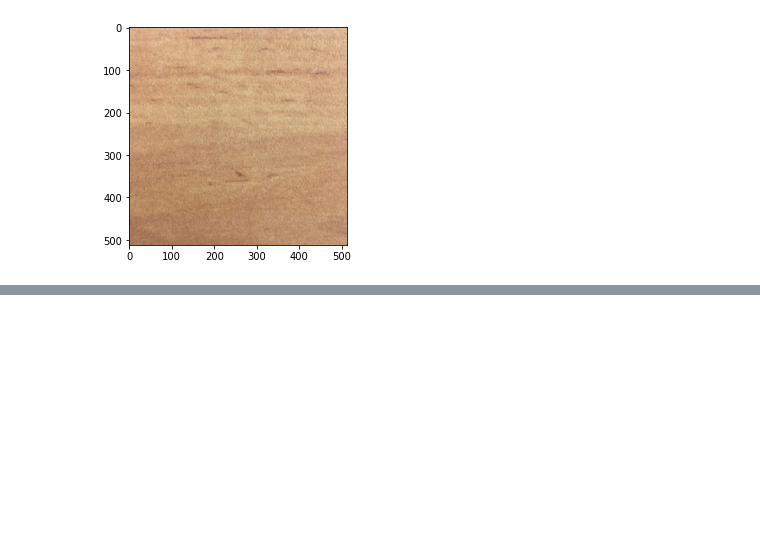
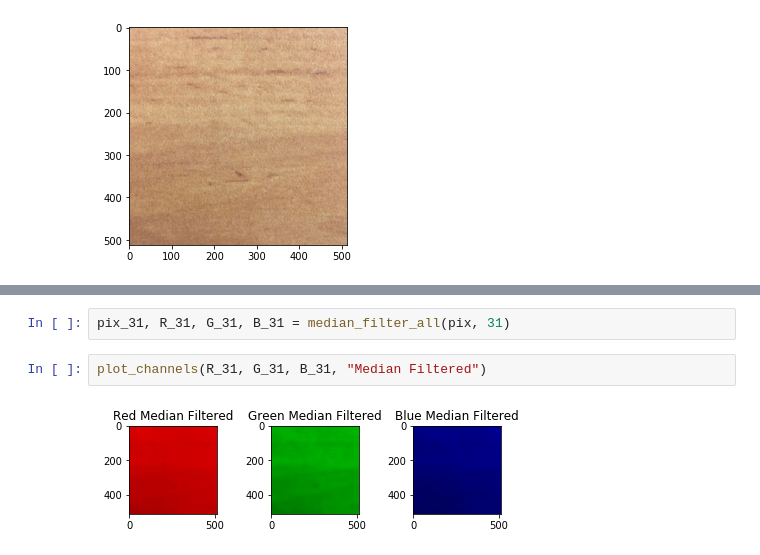
Before and after one commit to BU-IE-582/fall19-akinelden, a Jupyter notebook: Part1_soru12.ipynb, the cells around one changed output, grey strips where cells are left out. Drawn from its saved outputs; the diff is of its cells as text; blank space fills up the shorter version.

```diff
--- a/Part1_soru12.ipynb
+++ b/Part1_soru12.ipynb
@@ -135,0 +180,6 @@ pyplot.show()
+# %%
+pix_31, R_31, G_31, B_31 = median_filter_all(pix, 31)
+# %%
+plot_channels(R_31, G_31, B_31, "Median Filtered")
+# %% [output]
+[figure, added]
```
Also changed, not shown: parts of 28 cells of this notebook.
